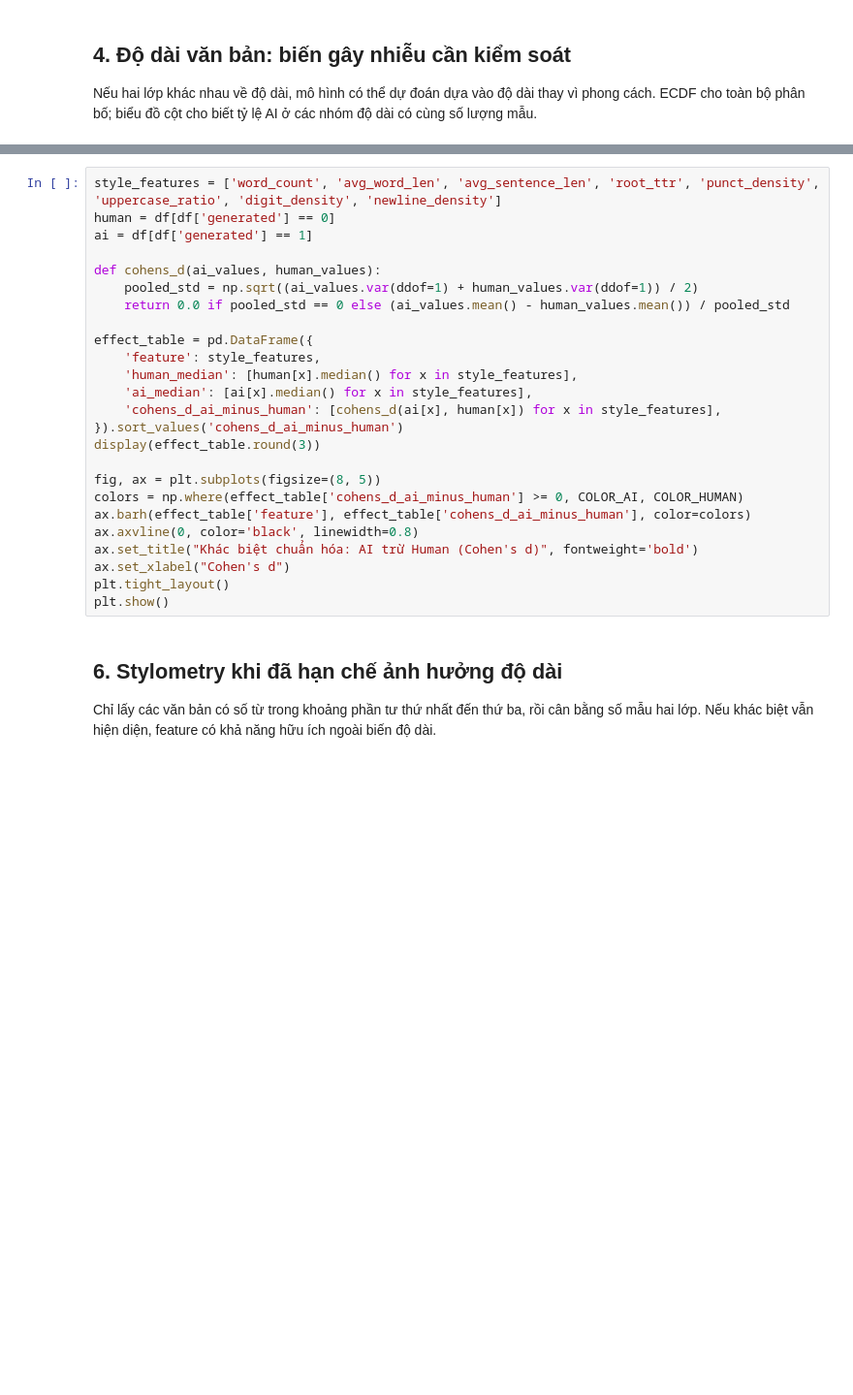
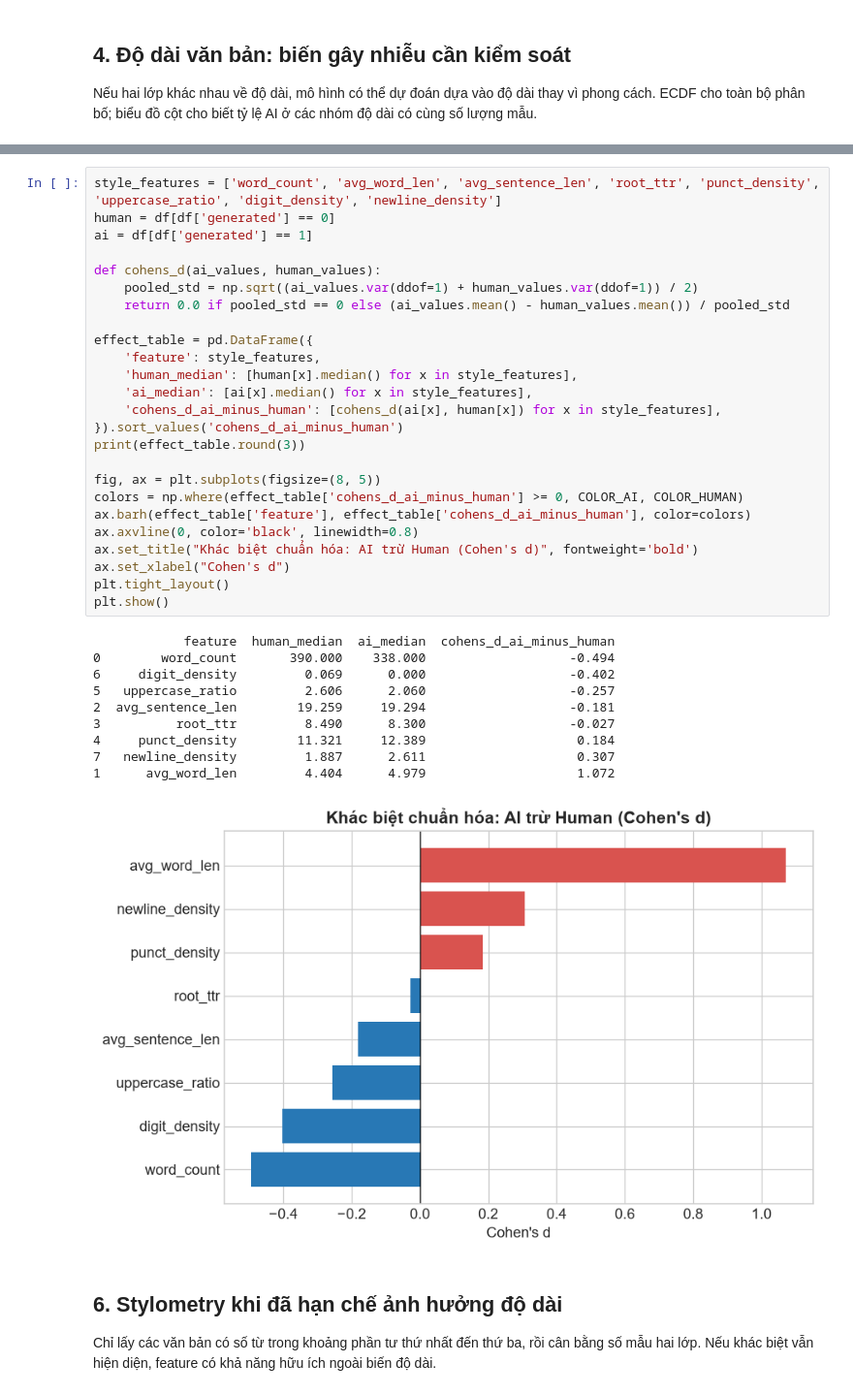
Before and after one commit to manh-dev-AI/AI-gen-text-detection, a Jupyter notebook: data/trucquan.ipynb, the cells around one changed output, grey strips where cells are left out. Shown at 97% size. Cells and saved outputs as stored; diff of their text form; blank space fills up the shorter version.

```diff
--- a/data/trucquan.ipynb
+++ b/data/trucquan.ipynb
@@ -281,28 +289,39 @@ Cohen's d xếp hạng độ lớn khác biệt đơn biến giữa AI và Human
 # %%
 style_features = ['word_count', 'avg_word_len', 'avg_sentence_len', 'root_ttr', 'punct_density', 'uppercase_ratio', 'digit_density', 'newline_density']
 human = df[df['generated'] == 0]
 ai = df[df['generated'] == 1]
 
 def cohens_d(ai_values, human_values):
     pooled_std = np.sqrt((ai_values.var(ddof=1) + human_values.var(ddof=1)) / 2)
     return 0.0 if pooled_std == 0 else (ai_values.mean() - human_values.mean()) / pooled_std
 
 effect_table = pd.DataFrame({
     'feature': style_features,
     'human_median': [human[x].median() for x in style_features],
     'ai_median': [ai[x].median() for x in style_features],
     'cohens_d_ai_minus_human': [cohens_d(ai[x], human[x]) for x in style_features],
 }).sort_values('cohens_d_ai_minus_human')
-display(effect_table.round(3))
+print(effect_table.round(3))
 
 fig, ax = plt.subplots(figsize=(8, 5))
 colors = np.where(effect_table['cohens_d_ai_minus_human'] >= 0, COLOR_AI, COLOR_HUMAN)
 ax.barh(effect_table['feature'], effect_table['cohens_d_ai_minus_human'], color=colors)
 ax.axvline(0, color='black', linewidth=0.8)
 ax.set_title("Khác biệt chuẩn hóa: AI trừ Human (Cohen's d)", fontweight='bold')
 ax.set_xlabel("Cohen's d")
 plt.tight_layout()
 plt.show()
+# %% [output]
+            feature  human_median  ai_median  cohens_d_ai_minus_human
+0        word_count       390.000    338.000                   -0.494
+6     digit_density         0.069      0.000                   -0.402
+5   uppercase_ratio         2.606      2.060                   -0.257
+2  avg_sentence_len        19.259     19.294                   -0.181
+3          root_ttr         8.490      8.300                   -0.027
+4     punct_density        11.321     12.389                    0.184
+7   newline_density         1.887      2.611                    0.307
+1      avg_word_len         4.404      4.979                    1.072
+[figure, added]
 # %% [markdown]
 ## 6. Stylometry khi đã hạn chế ảnh hưởng độ dài
 
```
Also changed, not shown: parts of 7 cells of this notebook, 6 other files.
